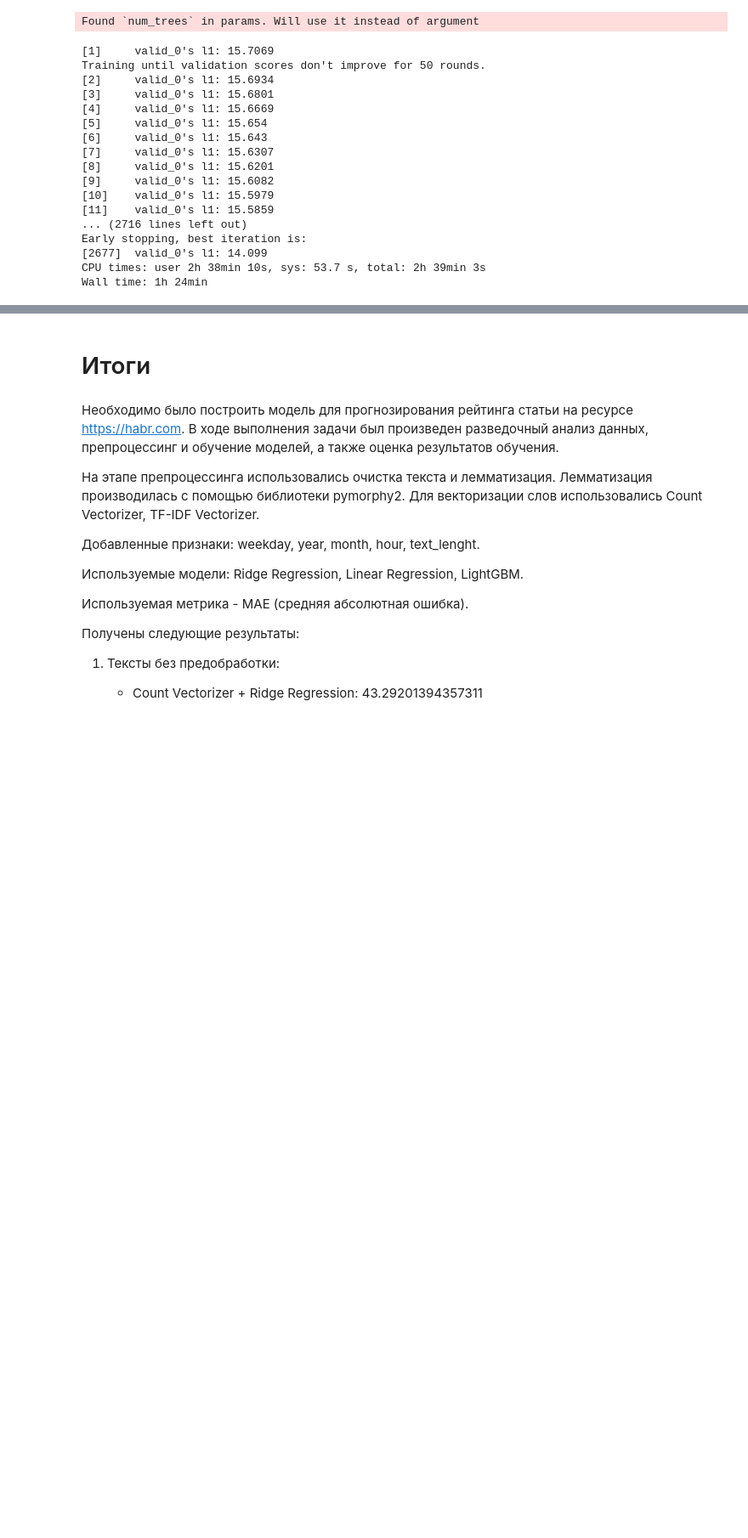
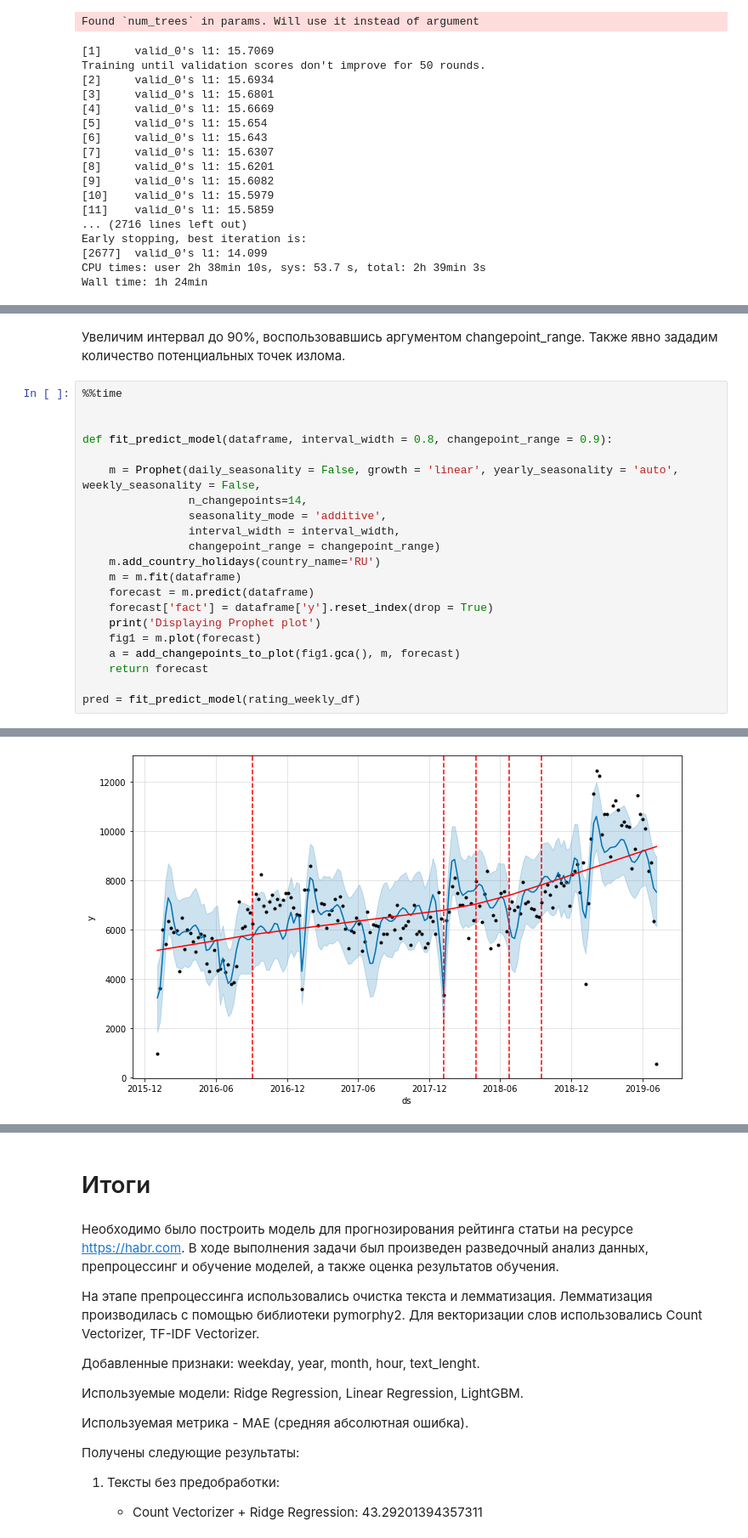
Before and after one commit to sureepoup/Habr_acrticle_rating_prediction, a Jupyter notebook: Habr_article_rating_prediction.ipynb, the cells around one changed output, grey strips where cells are left out. Shown at 85% size. Cells and saved outputs as stored; diff of their text form; blank space fills up the shorter version.

```diff
--- a/Habr_article_rating_prediction.ipynb
+++ b/Habr_article_rating_prediction.ipynb
@@ -815,0 +929,24 @@ Wall time: 1h 24min
+# %% [markdown]
+Увеличим  интервал до 90%, воспользовавшись аргументом changepoint_range. Также явно зададим количество потенциальных точек излома.
+# %%
+%%time
+
+
+def fit_predict_model(dataframe, interval_width = 0.8, changepoint_range = 0.9):
+
+    m = Prophet(daily_seasonality = False, growth = 'linear', yearly_seasonality = 'auto', weekly_seasonality = False,
+                n_changepoints=14,
+                seasonality_mode = 'additive',
+                interval_width = interval_width,
+                changepoint_range = changepoint_range)
+    m.add_country_holidays(country_name='RU')
+    m = m.fit(dataframe)
+    forecast = m.predict(dataframe)
+    forecast['fact'] = dataframe['y'].reset_index(drop = True)
+    print('Displaying Prophet plot')
+    fig1 = m.plot(forecast)
+    a = add_changepoints_to_plot(fig1.gca(), m, forecast)
+    return forecast
+
+pred = fit_predict_model(rating_weekly_df)
+# %% [output]
@@ -815,0 +956 @@ Wall time: 1h 24min
+[figure, added]
```
Also changed, not shown: parts of 34 cells of this notebook.
